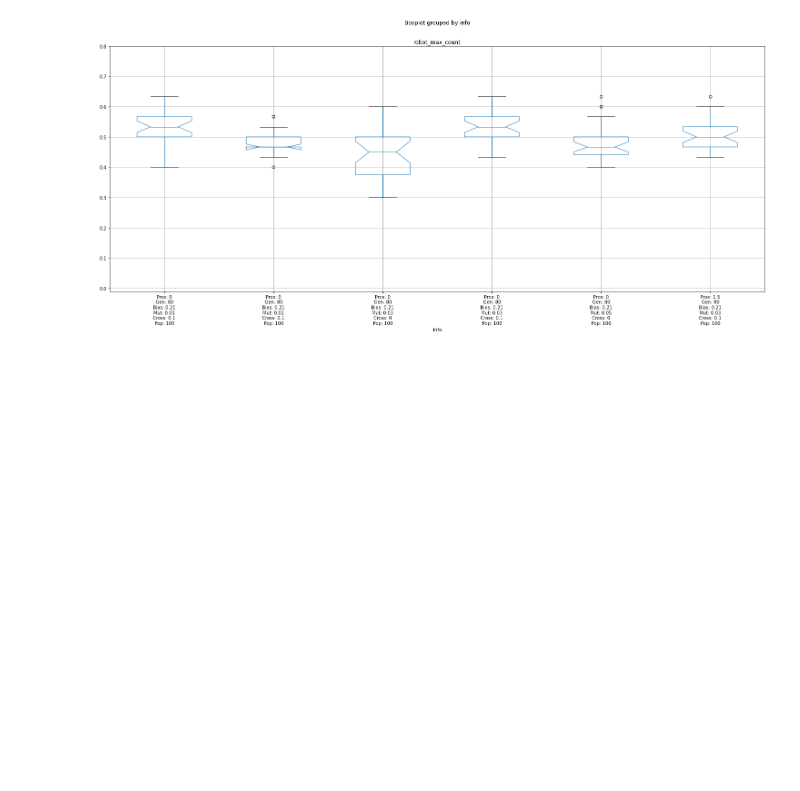
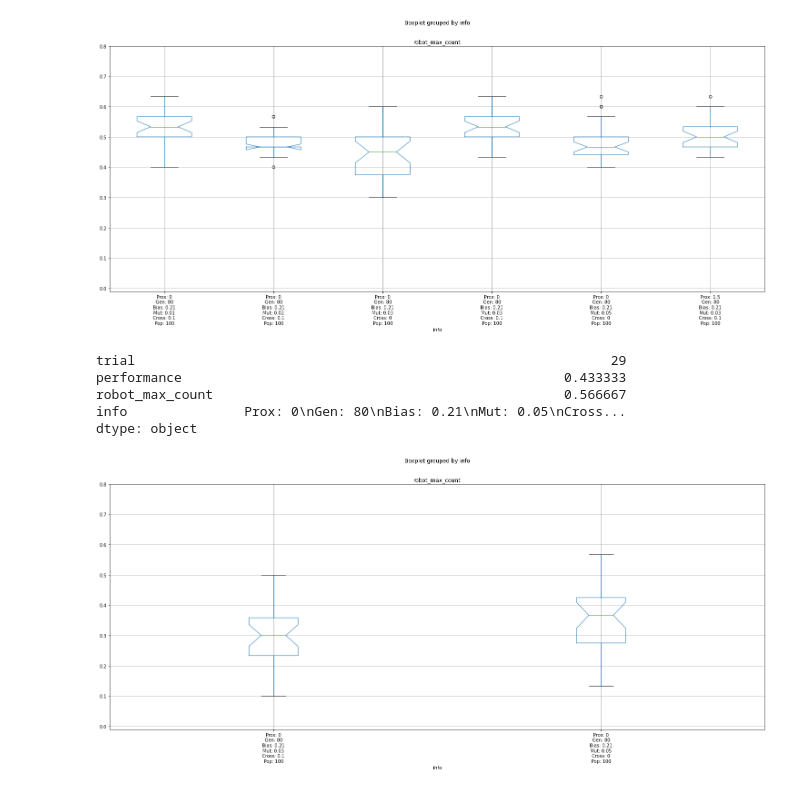
Before and after one commit to petretiandrea/progetto-robotici, a Jupyter notebook: robotics-viz/visualization.ipynb, the cells around one changed output. Cells and saved outputs as stored; diff of their text form; code cells hidden in the pictures; blank space fills up the shorter version.

```diff
--- a/robotics-viz/visualization.ipynb
+++ b/robotics-viz/visualization.ipynb
@@ -113,3 +124,13 @@ robot_max_count                                             0.633333
 info               Prox: 1.5\nGen: 80\nBias: 0.21\nMut: 0.03\nCro...
 dtype: object
 [figure]
+# %%
+plot_test2("performance/archivied/test_12-04_16-23_nodes50_k3_p100_g80_pM0.05_pC0_el5_bias0.21_prox0_trials3",
+           "performance/archivied/test_12-04_14-26_nodes50_k3_p100_g80_pM0.03_pC0.1_el5_bias0.21_prox0_trials3")
+# %% [output]
+trial                                                             29
+performance                                                 0.433333
+robot_max_count                                             0.566667
+info               Prox: 0\nGen: 80\nBias: 0.21\nMut: 0.05\nCross...
+dtype: object
+[figure, added]
```
Also changed, not shown: parts of 3 cells of this notebook.
